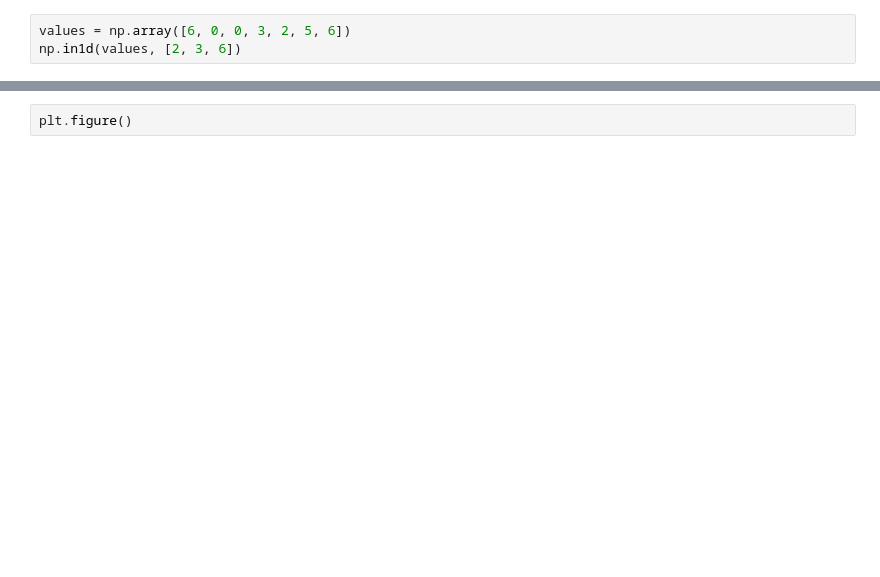
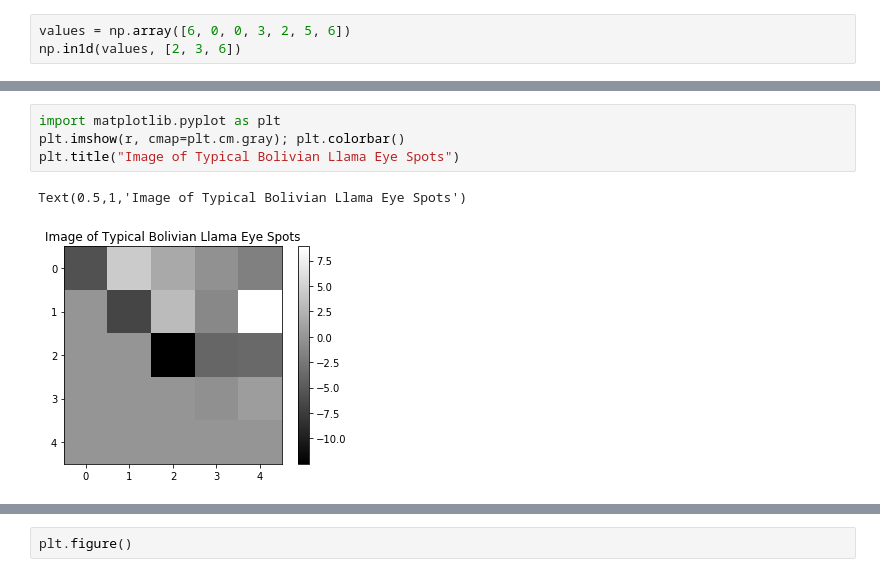
Before and after one commit to worker-bee-micah/practice-only, a Jupyter notebook: 00_mt_numpy_codebase.ipynb, the cells around one changed output, grey strips where cells are left out. Cells and saved outputs as stored; diff of their text form; blank space fills up the shorter version.

```diff
--- a/00_mt_numpy_codebase.ipynb
+++ b/00_mt_numpy_codebase.ipynb
@@ -492,0 +637,7 @@ for i in range(steps):
+# %%
+import matplotlib.pyplot as plt
+plt.imshow(r, cmap=plt.cm.gray); plt.colorbar()
+plt.title("Image of Typical Bolivian Llama Eye Spots")
+# %% [output]
+Text(0.5,1,'Image of Typical Bolivian Llama Eye Spots')
+[figure, added]
```
Also changed, not shown: parts of 129 cells of this notebook.
